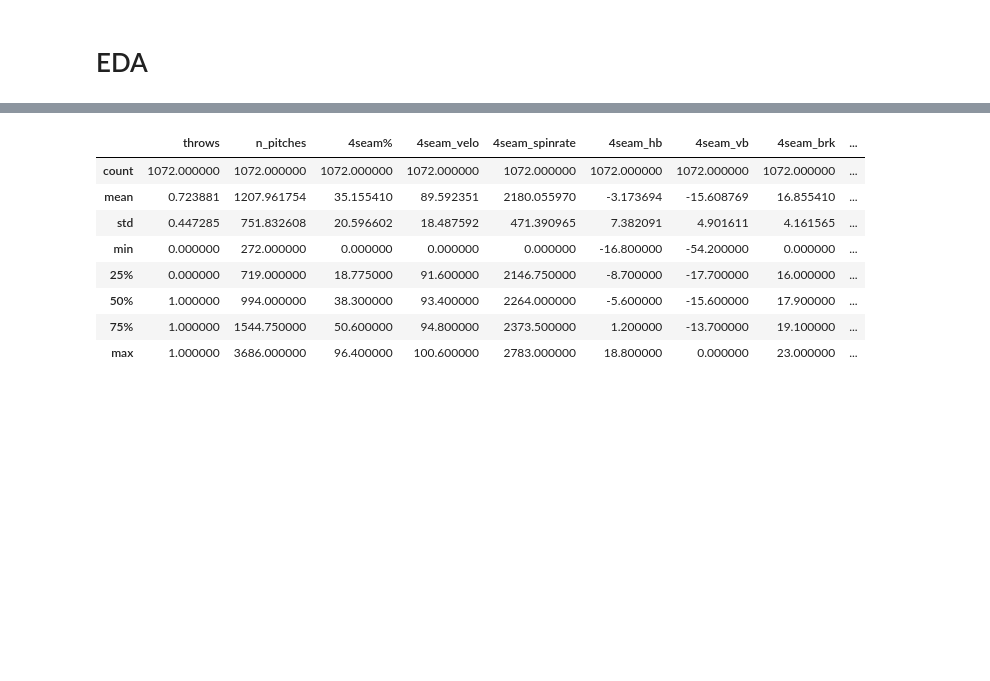
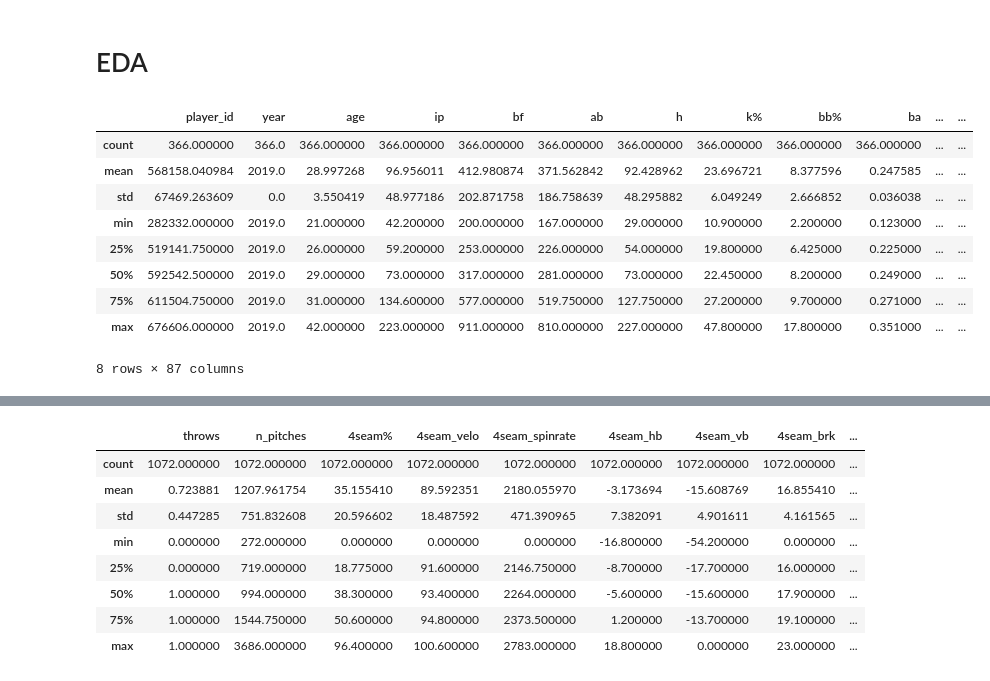
Before and after one commit to anthonyzurke/sabermetrics, a Jupyter notebook: code/pitch-cleaning-eda.ipynb, the cells around one changed output, grey strips where cells are left out. Saved outputs shown, nothing was run; the diff lists cells and outputs as text; code cells hidden in the pictures; blank space fills up the shorter version.

```diff
--- a/code/pitch-data.ipynb
+++ b/code/pitch-cleaning-eda.ipynb
@@ -164,3 +173,16 @@ Name: cu_velo, Length: 110, dtype: int64
 pitch_data.to_csv('../datasets/mlb_pitch_stats_19_20_21.csv')
 # %% [markdown]
 # EDA
+# %%
+pitch_data[pitch_data['year'] == 2019].describe()
+# %% [output]
+|  | player_id | year | age | ip | bf | ab | h | k% | bb% | ba | ... | ... |
+| count | 366.000000 | 366.0 | 366.000000 | 366.000000 | 366.000000 | 366.000000 | 366.000000 | 366.000000 | 366.000000 | 366.000000 | ... | ... |
+| mean | 568158.040984 | 2019.0 | 28.997268 | 96.956011 | 412.980874 | 371.562842 | 92.428962 | 23.696721 | 8.377596 | 0.247585 | ... | ... |
+| std | 67469.263609 | 0.0 | 3.550419 | 48.977186 | 202.871758 | 186.758639 | 48.295882 | 6.049249 | 2.666852 | 0.036038 | ... | ... |
+| min | 282332.000000 | 2019.0 | 21.000000 | 42.200000 | 200.000000 | 167.000000 | 29.000000 | 10.900000 | 2.200000 | 0.123000 | ... | ... |
+| 25% | 519141.750000 | 2019.0 | 26.000000 | 59.200000 | 253.000000 | 226.000000 | 54.000000 | 19.800000 | 6.425000 | 0.225000 | ... | ... |
+| 50% | 592542.500000 | 2019.0 | 29.000000 | 73.000000 | 317.000000 | 281.000000 | 73.000000 | 22.450000 | 8.200000 | 0.249000 | ... | ... |
+| 75% | 611504.750000 | 2019.0 | 31.000000 | 134.600000 | 577.000000 | 519.750000 | 127.750000 | 27.200000 | 9.700000 | 0.271000 | ... | ... |
+| max | 676606.000000 | 2019.0 | 42.000000 | 223.000000 | 911.000000 | 810.000000 | 227.000000 | 47.800000 | 17.800000 | 0.351000 | ... | ... |
+8 rows × 87 columns
```
Also changed, not shown: parts of 8 cells of this notebook, 2 other files.
